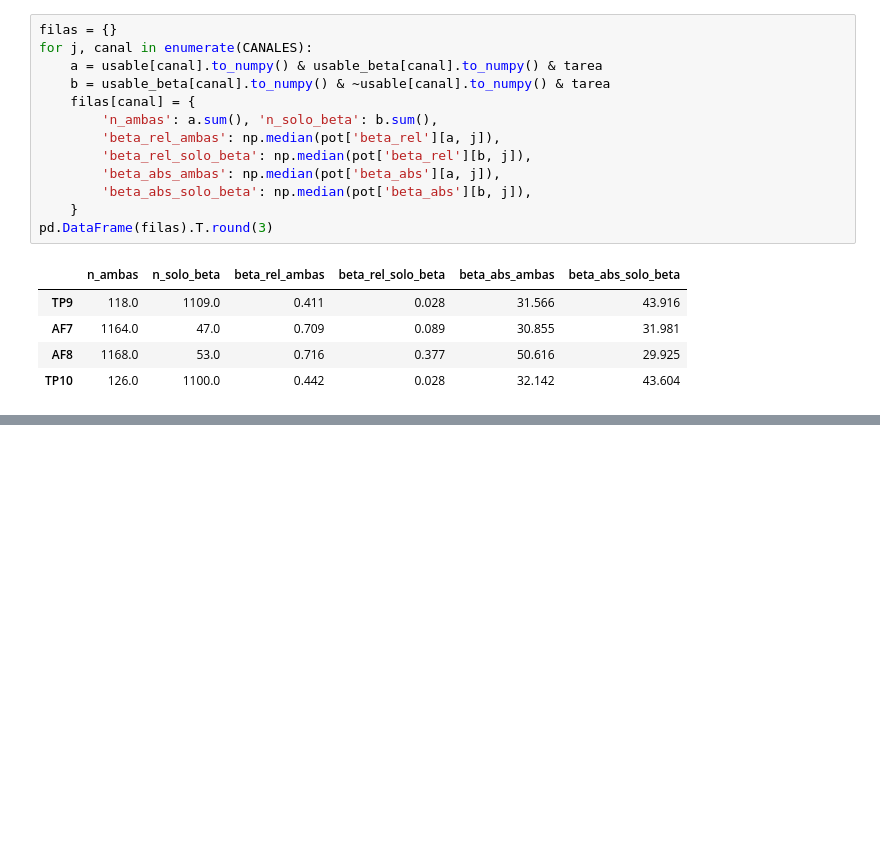
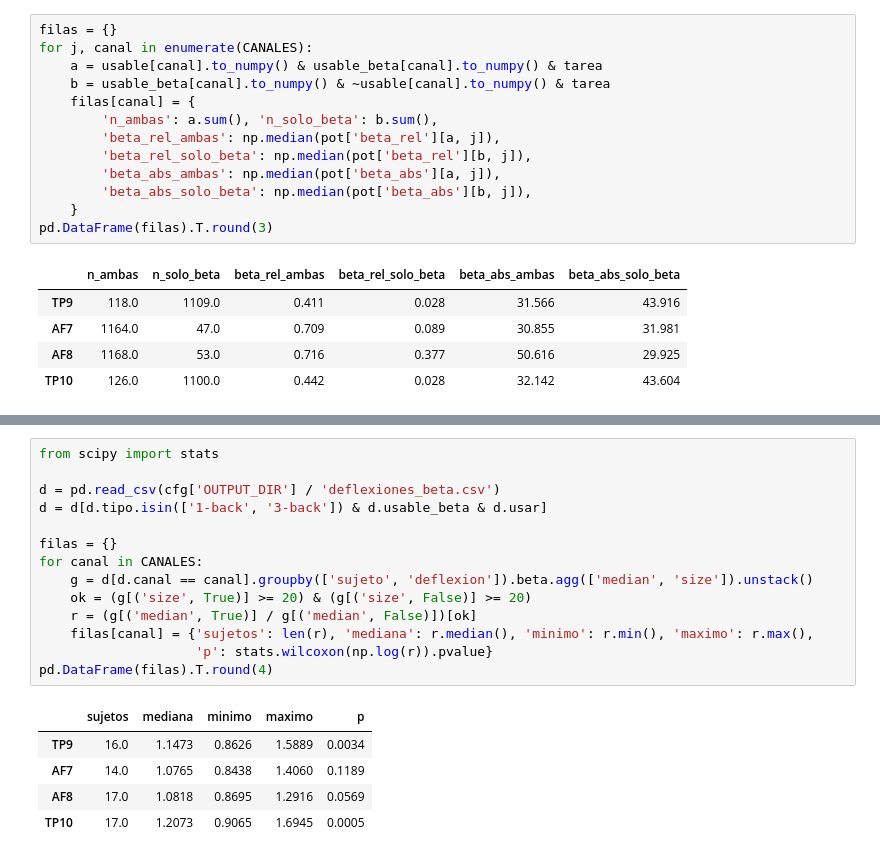
Before and after one commit to gustsita/PSIB2026Q2-TPS-Grupo13-Burman_FernandezSanJuan_Gallo, a Jupyter notebook: notebooks/03_ritmos.ipynb, the cells around one changed output, grey strips where cells are left out. Saved outputs shown, nothing was run; the diff lists cells and outputs as text; blank space fills up the shorter version.

```diff
--- a/notebooks/03_ritmos.ipynb
+++ b/notebooks/03_ritmos.ipynb
@@ -246,0 +257,20 @@ pd.DataFrame(filas).T.round(3)
+# %%
+from scipy import stats
+
+d = pd.read_csv(cfg['OUTPUT_DIR'] / 'deflexiones_beta.csv')
+d = d[d.tipo.isin(['1-back', '3-back']) & d.usable_beta & d.usar]
+
+filas = {}
+for canal in CANALES:
+    g = d[d.canal == canal].groupby(['sujeto', 'deflexion']).beta.agg(['median', 'size']).unstack()
+    ok = (g[('size', True)] >= 20) & (g[('size', False)] >= 20)
+    r = (g[('median', True)] / g[('median', False)])[ok]
+    filas[canal] = {'sujetos': len(r), 'mediana': r.median(), 'minimo': r.min(), 'maximo': r.max(),
+                    'p': stats.wilcoxon(np.log(r)).pvalue}
+pd.DataFrame(filas).T.round(4)
+# %% [output]
+|  | sujetos | mediana | minimo | maximo | p |
+| TP9 | 16.0 | 1.1473 | 0.8626 | 1.5889 | 0.0034 |
+| AF7 | 14.0 | 1.0765 | 0.8438 | 1.4060 | 0.1189 |
+| AF8 | 17.0 | 1.0818 | 0.8695 | 1.2916 | 0.0569 |
+| TP10 | 17.0 | 1.2073 | 0.9065 | 1.6945 | 0.0005 |
```
Also changed, not shown: parts of 12 cells of this notebook, 5 other files.
